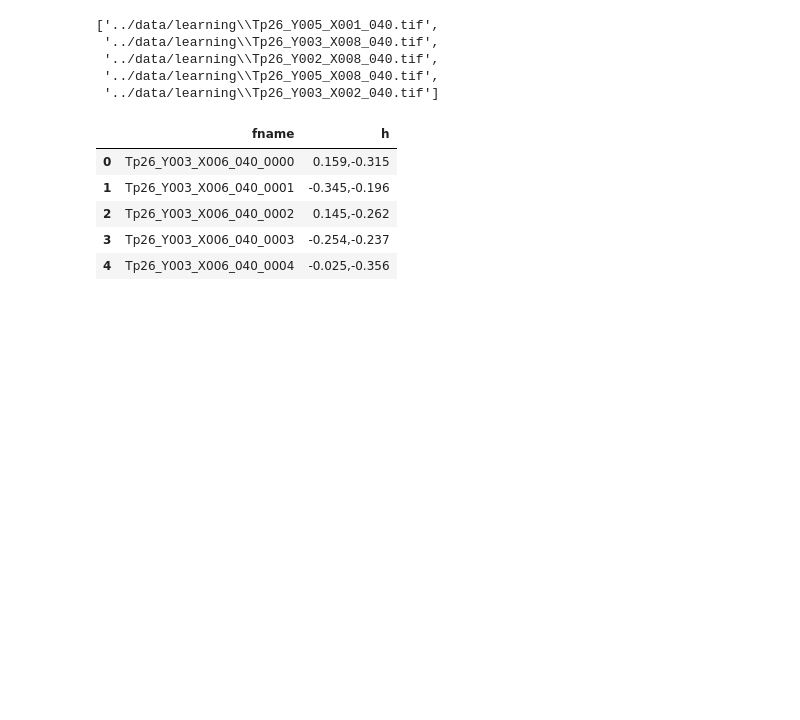
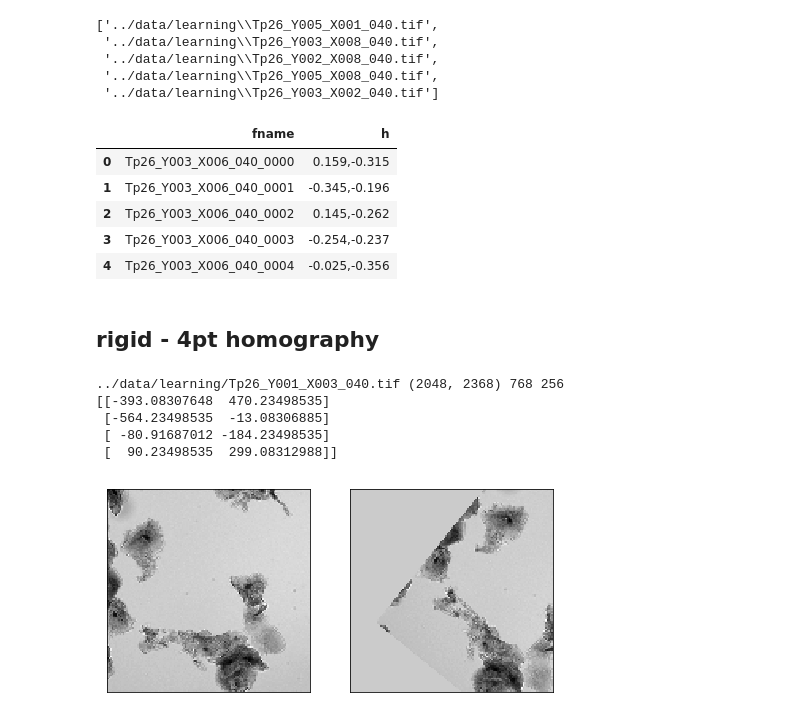
Before and after one commit to tristaaan/stitch-eval, a Jupyter notebook: notebooks/HNet_data_preprocessor.ipynb, the cells around one changed output. Drawn from its saved outputs; the diff is of its cells as text; code cells hidden in the pictures; blank space fills up the shorter version.

```diff
--- a/notebooks/HNet_data_preprocessor.ipynb
+++ b/notebooks/HNet_data_preprocessor.ipynb
@@ -442,3 +441,5 @@ df.head()
 | 2 | Tp26_Y003_X006_040_0002 | 0.145,-0.262 |
 | 3 | Tp26_Y003_X006_040_0003 | -0.254,-0.237 |
 | 4 | Tp26_Y003_X006_040_0004 | -0.025,-0.356 |
+# %% [markdown]
+## rigid - 4pt homography
@@ -444,0 +504,28 @@ df.head()
+# %%
+patch_size = 768
+rho = 256 # 1/3rd
+
+fname = '../data/learning/Tp26_Y001_X003_040.tif'
+im = cv2.imread(fname, cv2.IMREAD_UNCHANGED)
+im = np.pad(im, int(2*rho), mode='constant', constant_values=np.median(im))
+print(fname, im.shape, patch_size, rho)
+a,b,h = create_4pt_rigid_patches(im, patch_size, rho, -45,45, (128,128))
+
+fig, (ref, mov) = plt.subplots(1, 2, figsize=(8, 4))
+print(h)
+ref.imshow(a, cmap='gray')
+ref.get_xaxis().set_visible(False)
+ref.get_yaxis().set_visible(False)
+
+mov.imshow(b, cmap='gray')
+mov.get_xaxis().set_visible(False)
+mov.get_yaxis().set_visible(False)
+
+plt.show()
+# %% [output]
+../data/learning/Tp26_Y001_X003_040.tif (2048, 2368) 768 256
+[[-393.08307648  470.23498535]
+ [-564.23498535  -13.08306885]
+ [ -80.91687012 -184.23498535]
+ [  90.23498535  299.08312988]]
+[figure, added]
```
Also changed, not shown: parts of 5 cells of this notebook, 1 other file.
